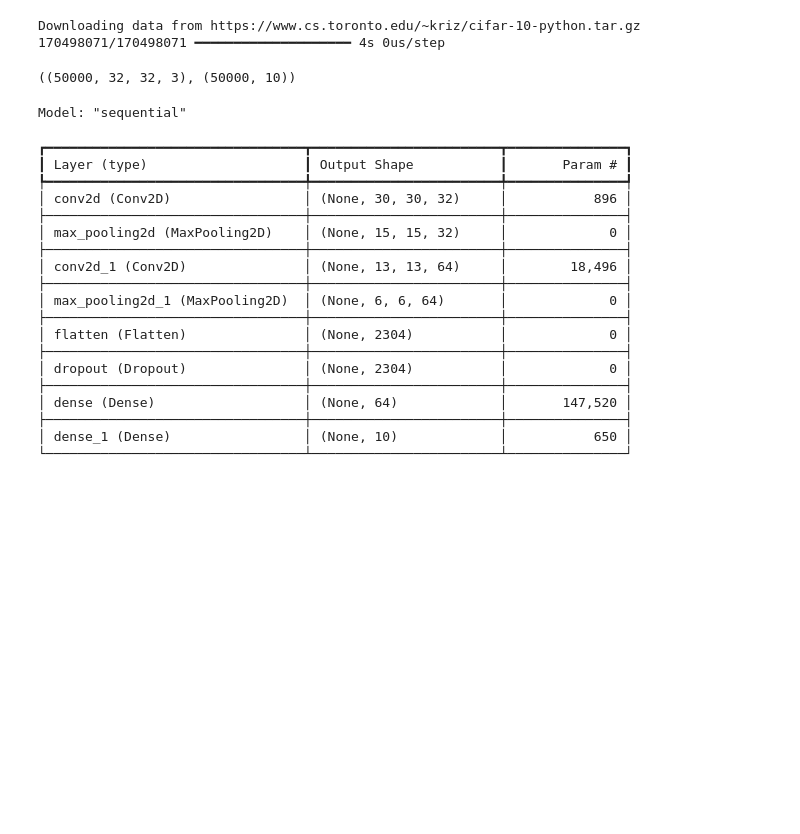
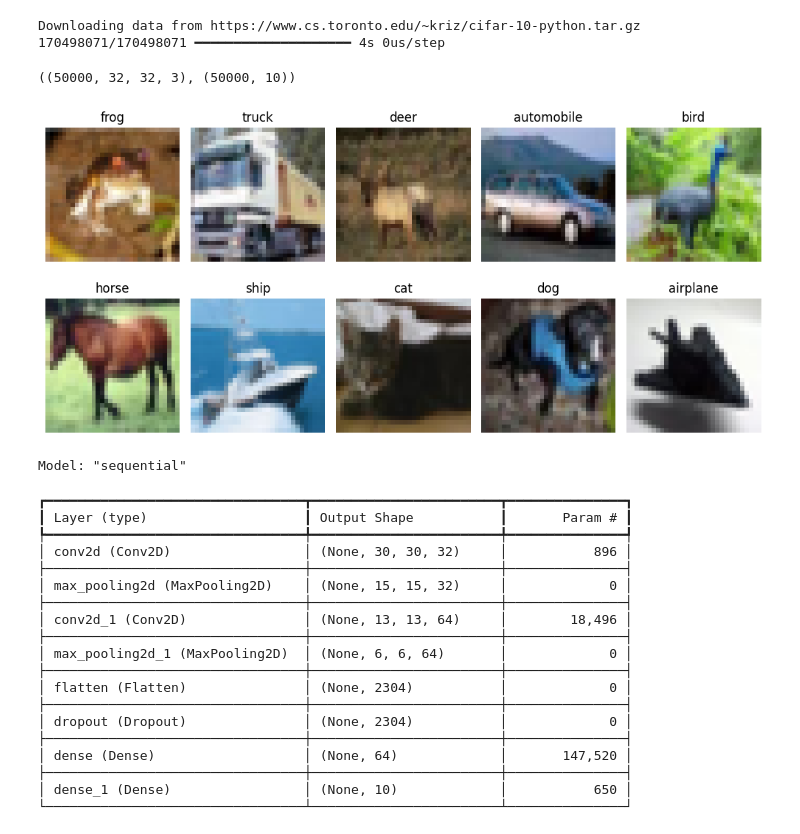
Before and after one commit to apchavezr/16.-Aprendizaje-Profundo-para-Ciencia-de-Datos, a Jupyter notebook: CIFAR10_CNN_Educativo.ipynb, the cells around one changed output. Saved outputs shown, nothing was run; the diff lists cells and outputs as text; code cells hidden in the pictures; blank space fills up the shorter version.

```diff
--- a/CIFAR10_CNN_Educativo.ipynb
+++ b/CIFAR10_CNN_Educativo.ipynb
@@ -37,6 +37,32 @@ x_train.shape, y_train.shape
 Downloading data from https://www.cs.toronto.edu/~kriz/cifar-10-python.tar.gz
 170498071/170498071 ━━━━━━━━━━━━━━━━━━━━ 4s 0us/step
 ((50000, 32, 32, 3), (50000, 10))
+# %%
+# Mostrar 10 imágenes representativas (una por clase)
+
+# Define class names for CIFAR-10
+class_names = ['airplane', 'automobile', 'bird', 'cat', 'deer',
+               'dog', 'frog', 'horse', 'ship', 'truck']
+
+plt.figure(figsize=(10, 5))
+shown_classes = set()
+i = 0
+while len(shown_classes) < 10 and i < len(x_train):
+
+
+    label = np.argmax(y_train[i])
+    if label not in shown_classes:
+        plt.subplot(2, 5, len(shown_classes) + 1)
+        plt.imshow(x_train[i])
+        plt.title(class_names[label])
+        plt.axis('off')
+        shown_classes.add(label)
+    i += 1
+
+plt.tight_layout()
+plt.show()
+# %% [output]
+[figure, added]
 # %%
 model = models.Sequential()
 model.add(layers.Conv2D(32, (3, 3), activation='relu', input_shape=(32, 32, 3)))
```
Also changed, not shown: parts of 1 cell of this notebook.
